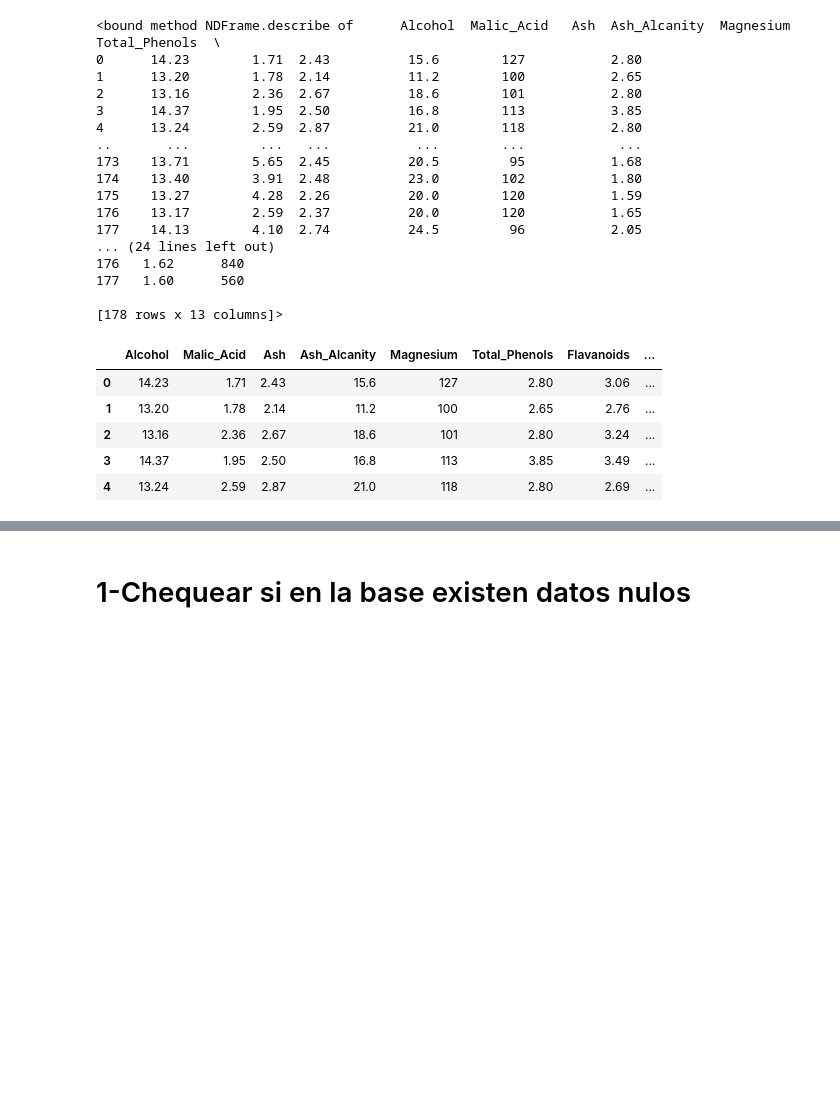
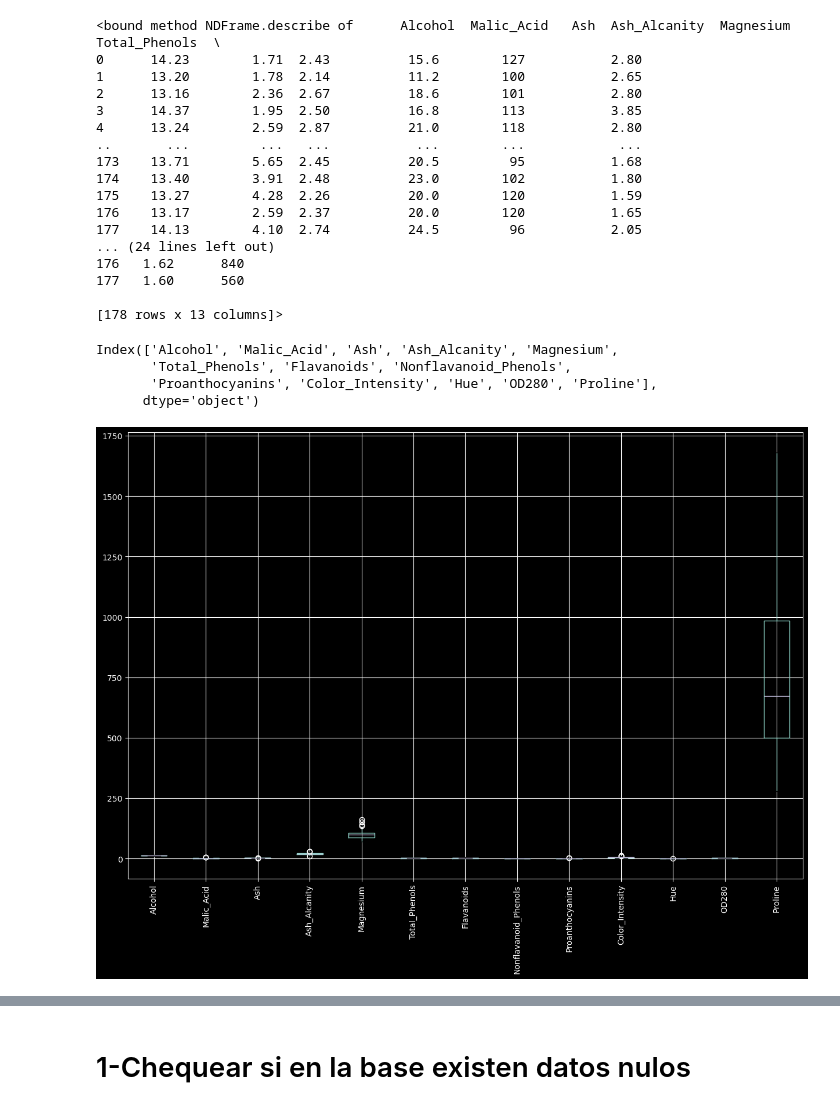
Before and after one commit to thejoresp/CienciaDatos, a Jupyter notebook: cloustering.ipynb, the cells around one changed output, grey strips where cells are left out. Saved outputs shown, nothing was run; the diff lists cells and outputs as text; code cells hidden in the pictures; blank space fills up the shorter version.

```diff
--- a/cloustering.ipynb
+++ b/cloustering.ipynb
@@ -33,6 +33,7 @@ from sklearn.datasets import make_blobs
 # %%
 # mint path
 wine = '/home/jorge/Programacion/Ciencia Datos/IFTS11/Ciencia de Datos 2024/Entrega/CienciaDatos/wine_set.csv'
+wine = pd.read_csv(wine)
 # %%
 # windows path
 # ruta_w = 'C:/Users/yorlu/OneDrive - UTN.BA/Academico/IFTS11-CdD_IA-1/Cursada 2024 IFTS/3er Cuatrimestre/2- Ciencia de datos/Practica/ParcialCienciaDatos/Segundo Parcial/'
@@ -61,12 +74,16 @@ wine.describe
 177   1.60      560
 
 [178 rows x 13 columns]>
+# %%
+wine.columns
+# %% [output]
+Index(['Alcohol', 'Malic_Acid', 'Ash', 'Ash_Alcanity', 'Magnesium',
+       'Total_Phenols', 'Flavanoids', 'Nonflavanoid_Phenols',
+       'Proanthocyanins', 'Color_Intensity', 'Hue', 'OD280', 'Proline'],
+      dtype='object')
 # %%
-wine.head()
+plt.figure(figsize=(15, 10))
+wine.boxplot(rot=90)
+plt.show()
 # %% [output]
-|  | Alcohol | Malic_Acid | Ash | Ash_Alcanity | Magnesium | Total_Phenols | Flavanoids | ... |
-| 0 | 14.23 | 1.71 | 2.43 | 15.6 | 127 | 2.80 | 3.06 | ... |
-| 1 | 13.20 | 1.78 | 2.14 | 11.2 | 100 | 2.65 | 2.76 | ... |
-| 2 | 13.16 | 2.36 | 2.67 | 18.6 | 101 | 2.80 | 3.24 | ... |
-| 3 | 14.37 | 1.95 | 2.50 | 16.8 | 113 | 3.85 | 3.49 | ... |
-| 4 | 13.24 | 2.59 | 2.87 | 21.0 | 118 | 2.80 | 2.69 | ... |
+[figure, added]
```
Also changed, not shown: parts of 2 cells of this notebook.
